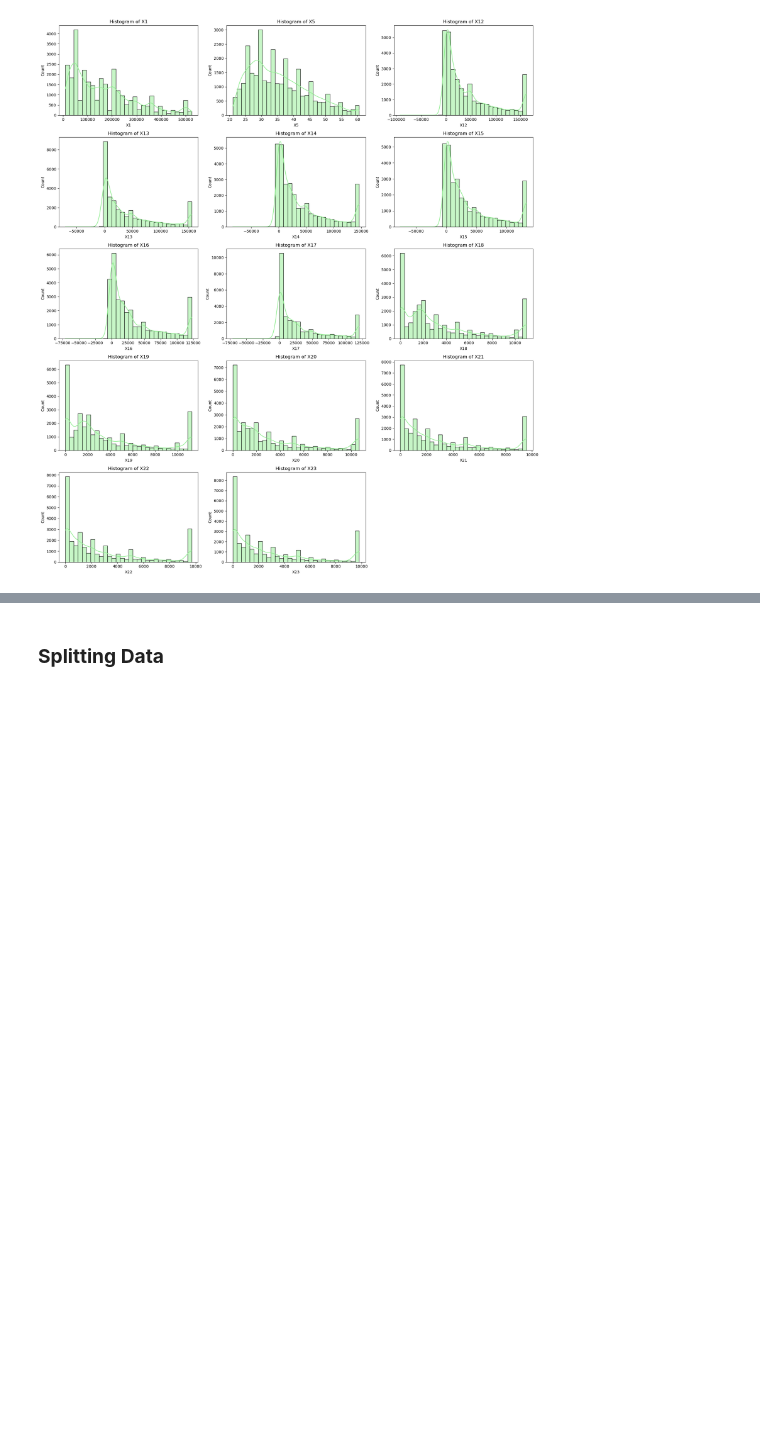
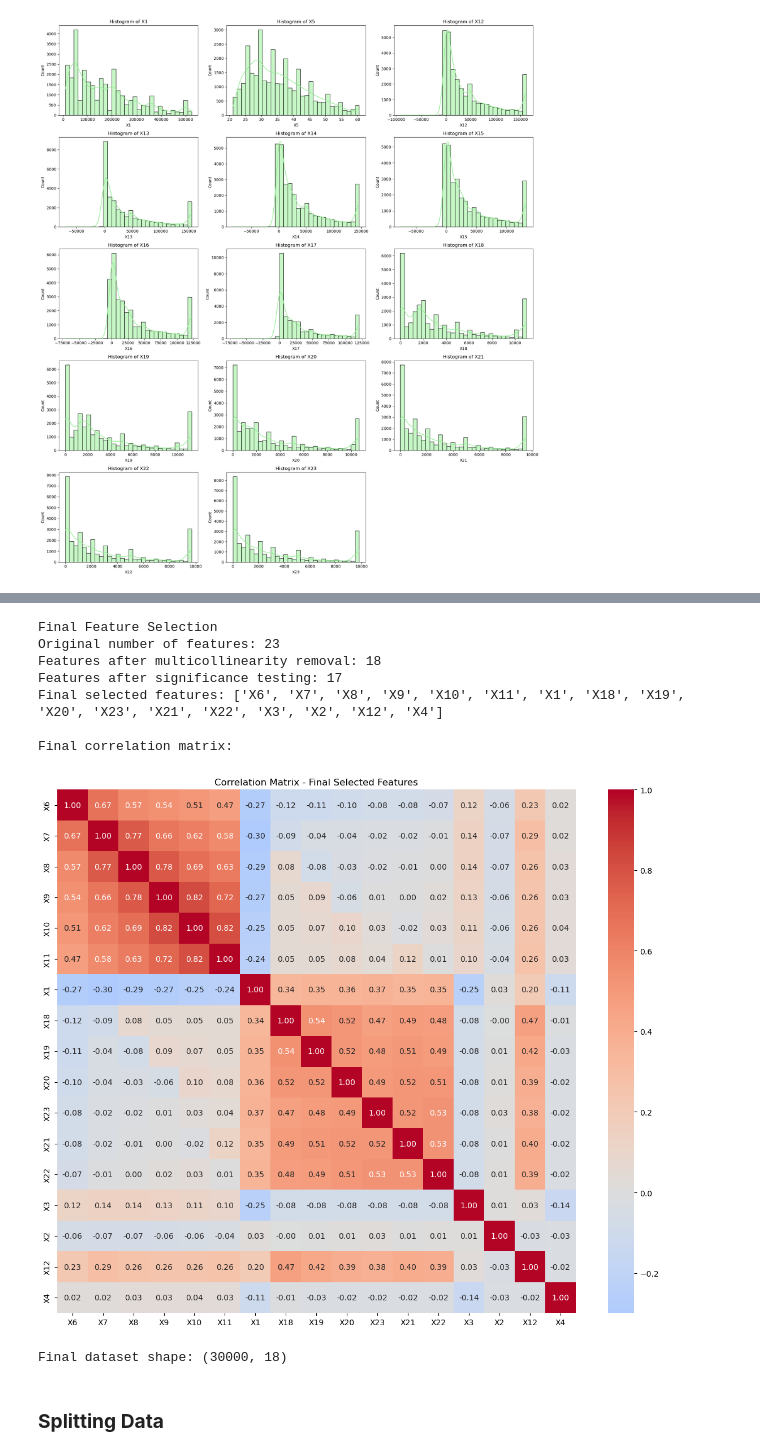
Before and after one commit to qlbusalim/Binary-Classification-Using-NN, a Jupyter notebook: Backpropagation.ipynb, the cells around one changed output, grey strips where cells are left out. Saved outputs shown, nothing was run; the diff lists cells and outputs as text; code cells hidden in the pictures; blank space fills up the shorter version.

```diff
--- a/Backpropagation.ipynb
+++ b/Backpropagation.ipynb
@@ -300,0 +341,12 @@ plt.show()
+# %%
+# Step 2: Calculate VIF (Variance Inflation Factor)
+print("VIF Analysis")
+def calculate_vif(df):
+    vif_data = pd.DataFrame()
+    vif_data["Feature"] = df.columns
+    vif_data["VIF"] = [variance_inflation_factor(df.values, i) for i in range(len(df.columns))]
+    return vif_data.sort_values('VIF', ascending=False)
+
+vif_scores = calculate_vif(X)
+print("VIF scores (VIF > 5 indicates multicollinearity):")
+print(vif_scores)
@@ -467,2 +533,34 @@ plt.show()
+# %%
+# Create final dataset
+print("\nFinal Feature Selection")
+
+X_final = X_reduced[significant_features]
+data_final = pd.concat([X_final, y], axis=1)
+
+print(f"Original number of features: {X.shape[1]}")
+print(f"Features after multicollinearity removal: {X_reduced.shape[1]}")
+print(f"Features after significance testing: {X_final.shape[1]}")
+print(f"Final selected features: {list(X_final.columns)}")
+
+# Display final correlation matrix
+print("\nFinal correlation matrix:")
+final_corr = X_final.corr()
+plt.figure(figsize=(12, 10))
+sns.heatmap(final_corr, annot=True, fmt=".2f", cmap='coolwarm', center=0)
+plt.title('Correlation Matrix - Final Selected Features')
+plt.tight_layout()
+plt.show()
+
+print(f"\nFinal dataset shape: {data_final.shape}")
+# %% [output]
+Final Feature Selection
+Original number of features: 23
+Features after multicollinearity removal: 18
+Features after significance testing: 17
+Final selected features: ['X6', 'X7', 'X8', 'X9', 'X10', 'X11', 'X1', 'X18', 'X19', 'X20', 'X23', 'X21', 'X22', 'X3', 'X2', 'X12', 'X4']
+
+Final correlation matrix:
+[figure, added]
+Final dataset shape: (30000, 18)
 # %% [markdown]
 ### **Splitting Data**
```
Also changed, not shown: parts of 21 cells of this notebook, 3 other files.
